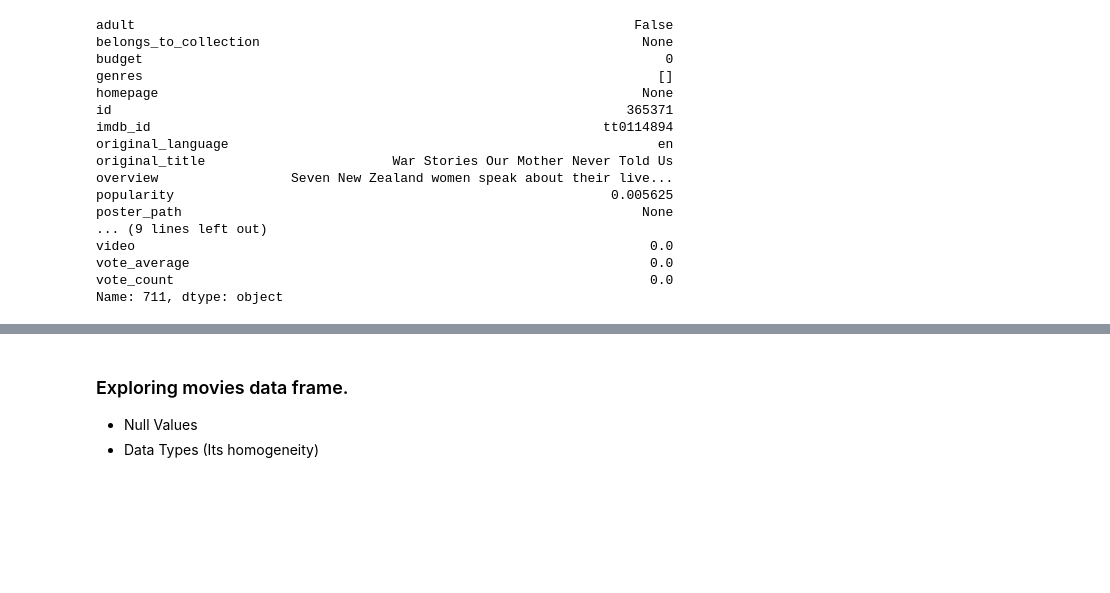
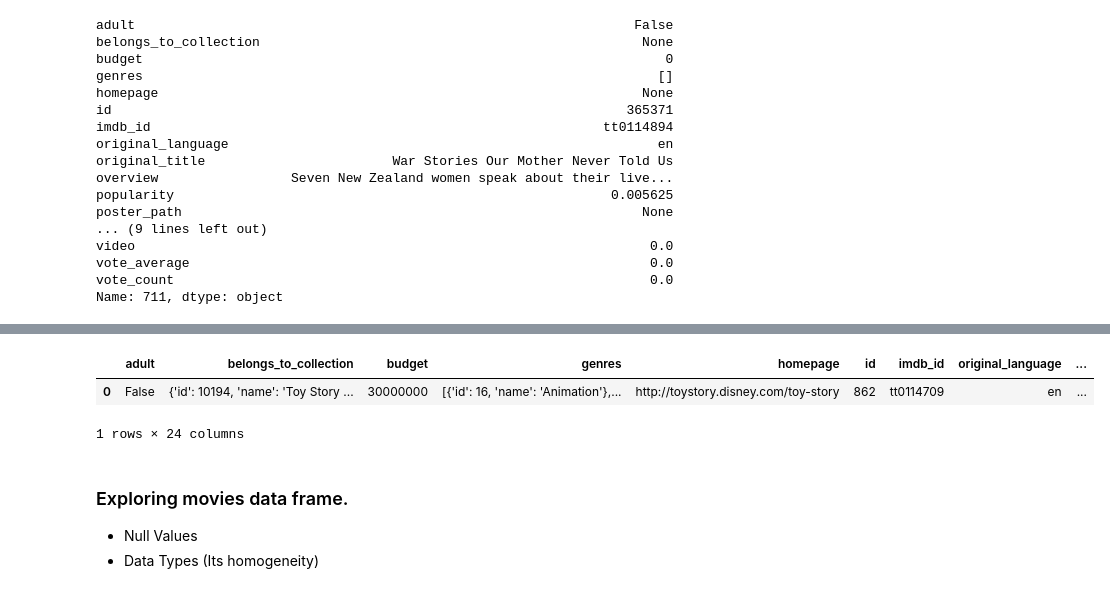
Before and after one commit to someonefrom93/PI_JUL, a Jupyter notebook: etl.ipynb, the cells around one changed output, grey strips where cells are left out. Cells and saved outputs as stored; diff of their text form; code cells hidden in the pictures; blank space fills up the shorter version.

```diff
--- a/etl.ipynb
+++ b/etl.ipynb
@@ -13,2 +39,2 @@ import ast
 # %%
-movies_parquet = pd.read_parquet("parquet_data/movies_parquet.parquet")
+movies_df = pd.read_parquet("parquet_data/movies_parquet.parquet")
@@ -45,5 +65,9 @@ movies_parquet.head()
-# %%
-movies_df = movies_parquet.copy()
+# %%
+movies_df.head(1)
+# %% [output]
+|  | adult | belongs_to_collection | budget | genres | homepage | id | imdb_id | original_language | ... |
+| 0 | False | {'id': 10194, 'name': 'Toy Story ... | 30000000 | [{'id': 16, 'name': 'Animation'},... | http://toystory.disney.com/toy-story | 862 | tt0114709 | en | ... |
+1 rows × 24 columns
 # %% [markdown]
 ### Exploring movies data frame.
 
```
Also changed, not shown: parts of 24 cells of this notebook, 2 other files.
